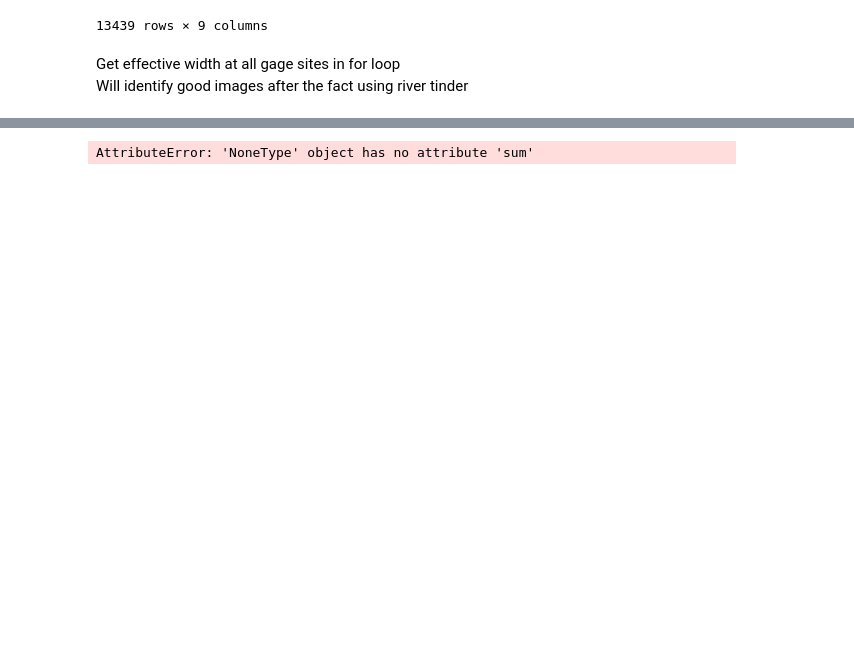
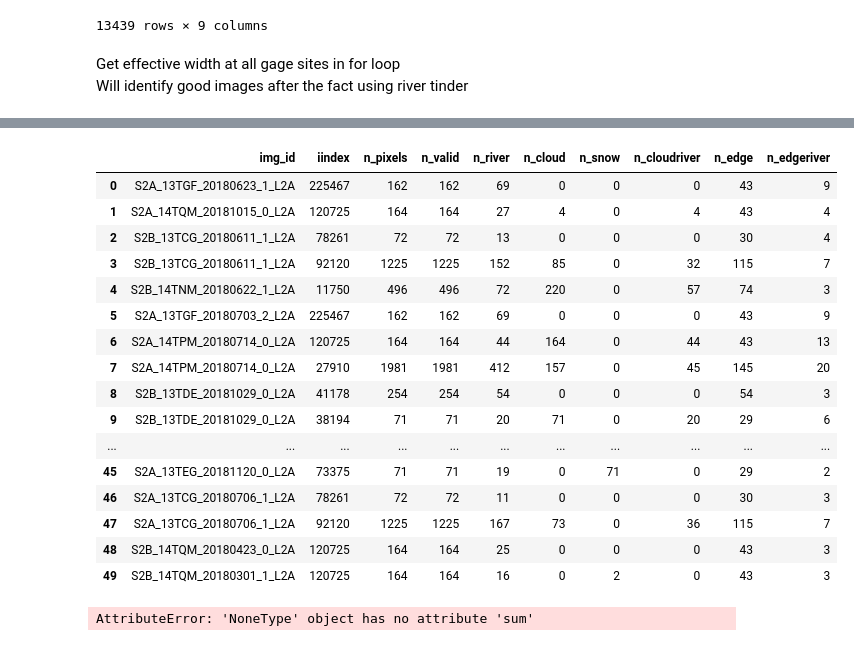
Before and after one commit to wherediddavidgo/multitemporal_RSSA, a Jupyter notebook: stac_processing_download.ipynb, the cells around one changed output, grey strips where cells are left out. Cells and saved outputs as stored; diff of their text form; code cells hidden in the pictures; blank space fills up the shorter version.

```diff
--- a/stac_processing_download.ipynb
+++ b/stac_processing_download.ipynb
@@ -558,20 +558,17 @@ href_dict = {(row.img_id, int(row.iindex)): (row.b3_href, row.b8_href, row.scl_h
 def _worker(args):
     img_id, idx = args
     # return idx
-    # try:
-    # return HREFS[(img_id, idx)]
+    try:
+        ndwi, rmask, cloudmask, snowmask, ndmask, trans, circle_poly = GENERATE_MASKS(
+            img_id, idx, squares, pills, circles, vector_centerline
+        )
+        if ndwi.size < 1:
+            return(img_id, idx, -999, -999, -999, -999, -999, -999, -999, -999)
 
-    # return GENERATE_MASKS(img_id, idx, squares, pills, circles, vector_centerline)
-    ndwi, rmask, cloudmask, snowmask, ndmask, trans, circle_poly = GENERATE_MASKS(
-        img_id, idx, squares, pills, circles, vector_centerline
-    )
-    if ndwi.size < 1:
+        return(img_id, idx, *count_pixels(rmask, cloudmask, snowmask, ndmask, trans, circle_poly))
+
+    except Exception:
         return(img_id, idx, -999, -999, -999, -999, -999, -999, -999, -999)
-
-    return(img_id, idx, *count_pixels(rmask, cloudmask, snowmask, ndmask, trans, circle_poly))
-
-    # except Exception:
-    #     return(img_id, idx, -999, -999, -999, -999, -999, -999, -999, -999)
 
 
 paths = (square_path, pill_path, circle_path, centerline_path)
@@ -588,7 +585,7 @@ if gage:
 
                 rows = list(tqdm(ex.map(_worker, recs, chunksize=8), total=len(recs), desc=str(y)))
                 output = pd.DataFrame(rows, columns=['img_id', 'iindex', 'n_pixels', 'n_valid', 'n_river', 'n_cloud', 'n_snow', 'n_cloudriver', 'n_edge', 'n_edgeriver'])
-                # output.to_csv(path_out)
+                output.to_csv(path_out)
 
 else:
 
@@ -640,3 +618,23 @@ nonduplicate_id_hrefs.sort_values('date')
+# %%
+output
+# %% [output]
+|  | img_id | iindex | n_pixels | n_valid | n_river | n_cloud | n_snow | n_cloudriver | n_edge | n_edgeriver |
+| 0 | S2A_13TGF_20180623_1_L2A | 225467 | 162 | 162 | 69 | 0 | 0 | 0 | 43 | 9 |
+| 1 | S2A_14TQM_20181015_0_L2A | 120725 | 164 | 164 | 27 | 4 | 0 | 4 | 43 | 4 |
+| 2 | S2B_13TCG_20180611_1_L2A | 78261 | 72 | 72 | 13 | 0 | 0 | 0 | 30 | 4 |
+| 3 | S2B_13TCG_20180611_1_L2A | 92120 | 1225 | 1225 | 152 | 85 | 0 | 32 | 115 | 7 |
+| 4 | S2B_14TNM_20180622_1_L2A | 11750 | 496 | 496 | 72 | 220 | 0 | 57 | 74 | 3 |
+| 5 | S2A_13TGF_20180703_2_L2A | 225467 | 162 | 162 | 69 | 0 | 0 | 0 | 43 | 9 |
+| 6 | S2A_14TPM_20180714_0_L2A | 120725 | 164 | 164 | 44 | 164 | 0 | 44 | 43 | 13 |
+| 7 | S2A_14TPM_20180714_0_L2A | 27910 | 1981 | 1981 | 412 | 157 | 0 | 45 | 145 | 20 |
+| 8 | S2B_13TDE_20181029_0_L2A | 41178 | 254 | 254 | 54 | 0 | 0 | 0 | 54 | 3 |
+| 9 | S2B_13TDE_20181029_0_L2A | 38194 | 71 | 71 | 20 | 71 | 0 | 20 | 29 | 6 |
+| ... | ... | ... | ... | ... | ... | ... | ... | ... | ... | ... |
+| 45 | S2A_13TEG_20181120_0_L2A | 73375 | 71 | 71 | 19 | 0 | 71 | 0 | 29 | 2 |
+| 46 | S2A_13TCG_20180706_1_L2A | 78261 | 72 | 72 | 11 | 0 | 0 | 0 | 30 | 3 |
+| 47 | S2A_13TCG_20180706_1_L2A | 92120 | 1225 | 1225 | 167 | 73 | 0 | 36 | 115 | 7 |
+| 48 | S2B_14TQM_20180423_0_L2A | 120725 | 164 | 164 | 25 | 0 | 0 | 0 | 43 | 3 |
+| 49 | S2B_14TQM_20180301_1_L2A | 120725 | 164 | 164 | 16 | 0 | 2 | 0 | 43 | 3 |
 # %%
 poop = None
 print(poop.sum())
```
Also changed, not shown: parts of 2 cells of this notebook.
